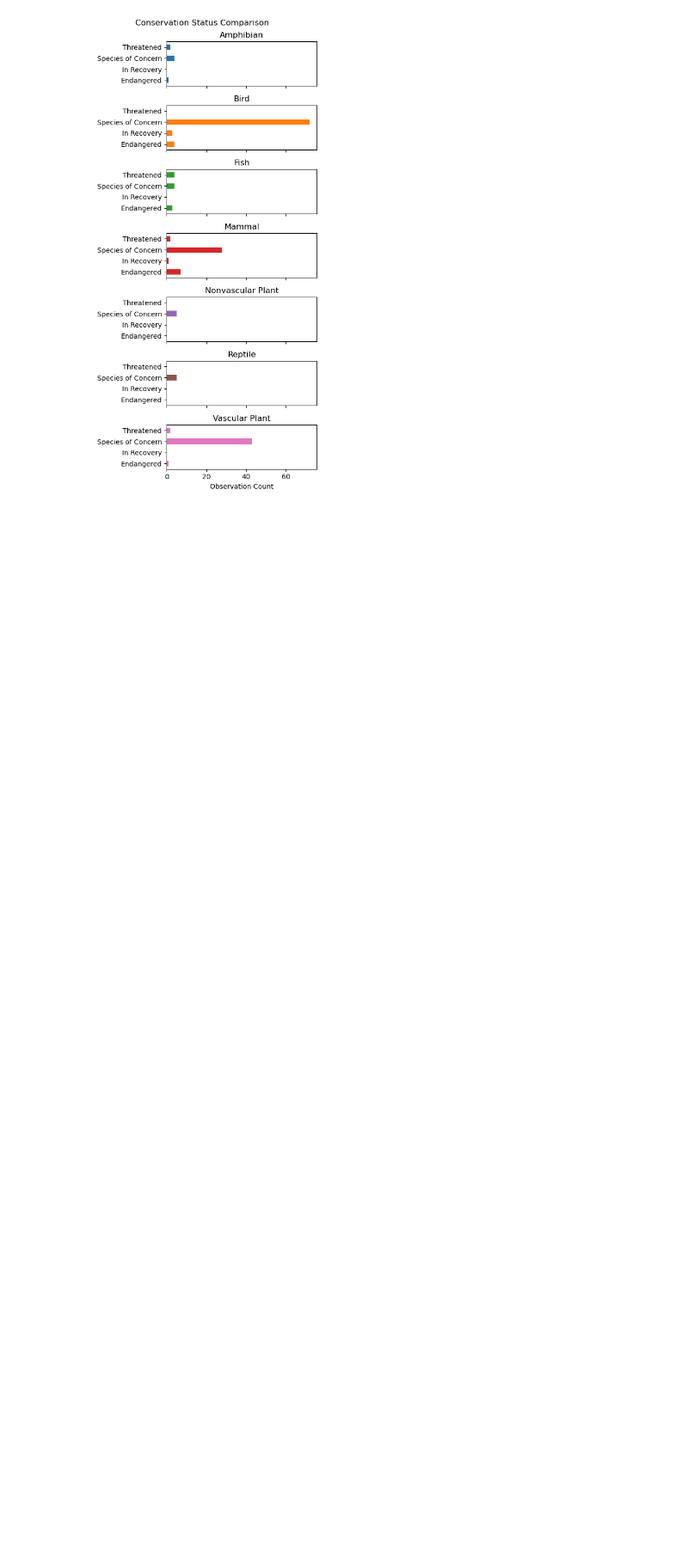
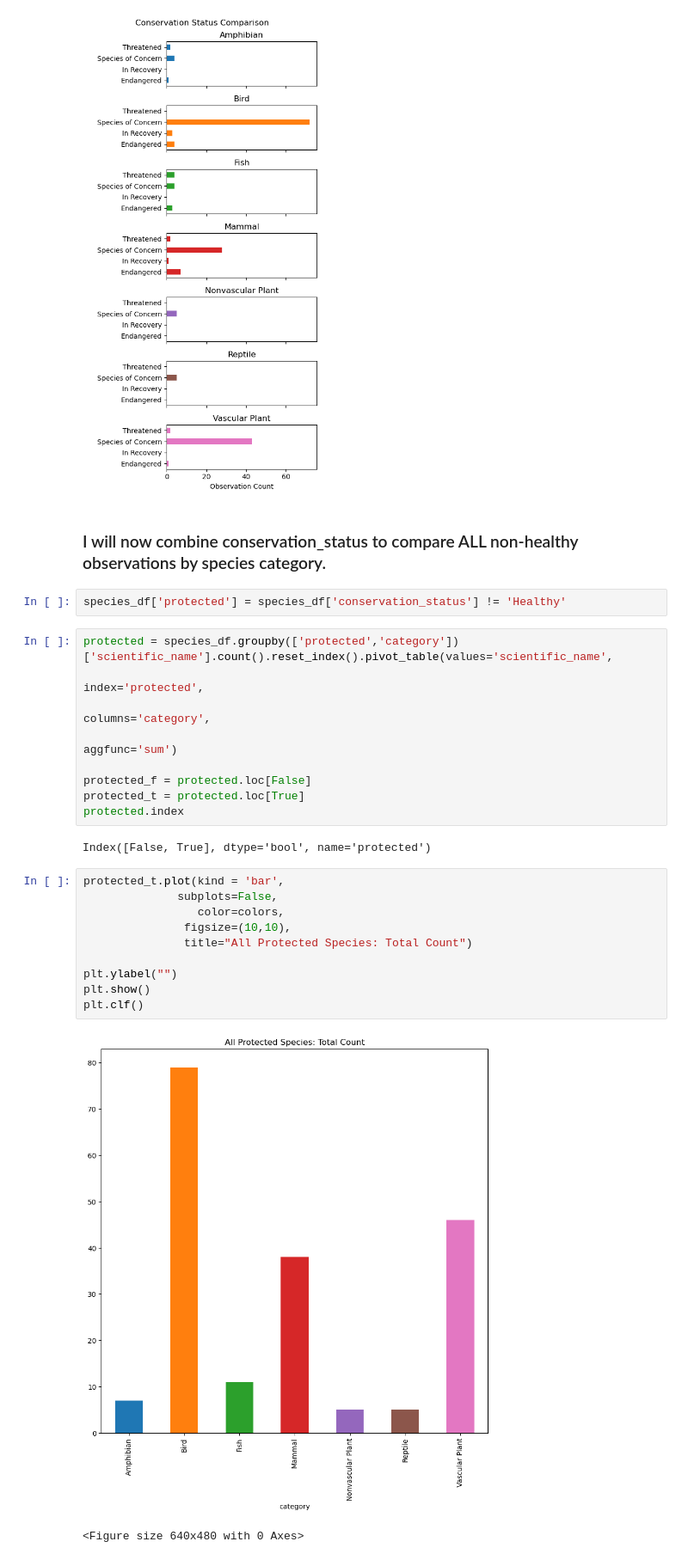
Before and after one commit to DistractedByData/BioDiversity-Project, a Jupyter notebook: Analysis/biodiversity.ipynb, the cells around one changed output. Shown at 86% size. Drawn from its saved outputs; the diff is of its cells as text; blank space fills up the shorter version.

```diff
--- a/Analysis/biodiversity.ipynb
+++ b/Analysis/biodiversity.ipynb
@@ -390,4 +390,32 @@ conservation_category.plot(kind = 'barh',
 plt.tight_layout()
 # %% [output]
 [figure]
+# %% [markdown]
+### I will now combine conservation_status to compare ALL non-healthy observations by species category.
+# %%
+species_df['protected'] = species_df['conservation_status'] != 'Healthy'
+# %%
+protected = species_df.groupby(['protected','category'])['scientific_name'].count().reset_index().pivot_table(values='scientific_name',
+                                                                                                             index='protected',
+                                                                                                             columns='category',
+                                                                                                             aggfunc='sum')
+
+protected_f = protected.loc[False]
+protected_t = protected.loc[True]
+protected.index
+# %% [output]
+Index([False, True], dtype='bool', name='protected')
+# %%
+protected_t.plot(kind = 'bar',
+              subplots=False,
+                 color=colors,
+               figsize=(10,10),
+               title="All Protected Species: Total Count")
+
+plt.ylabel("")
+plt.show()
+plt.clf()
+# %% [output]
+[figure, added]
+<Figure size 640x480 with 0 Axes>
 # %% [markdown]
```
Also changed, not shown: parts of 12 cells of this notebook, 2 other files.
